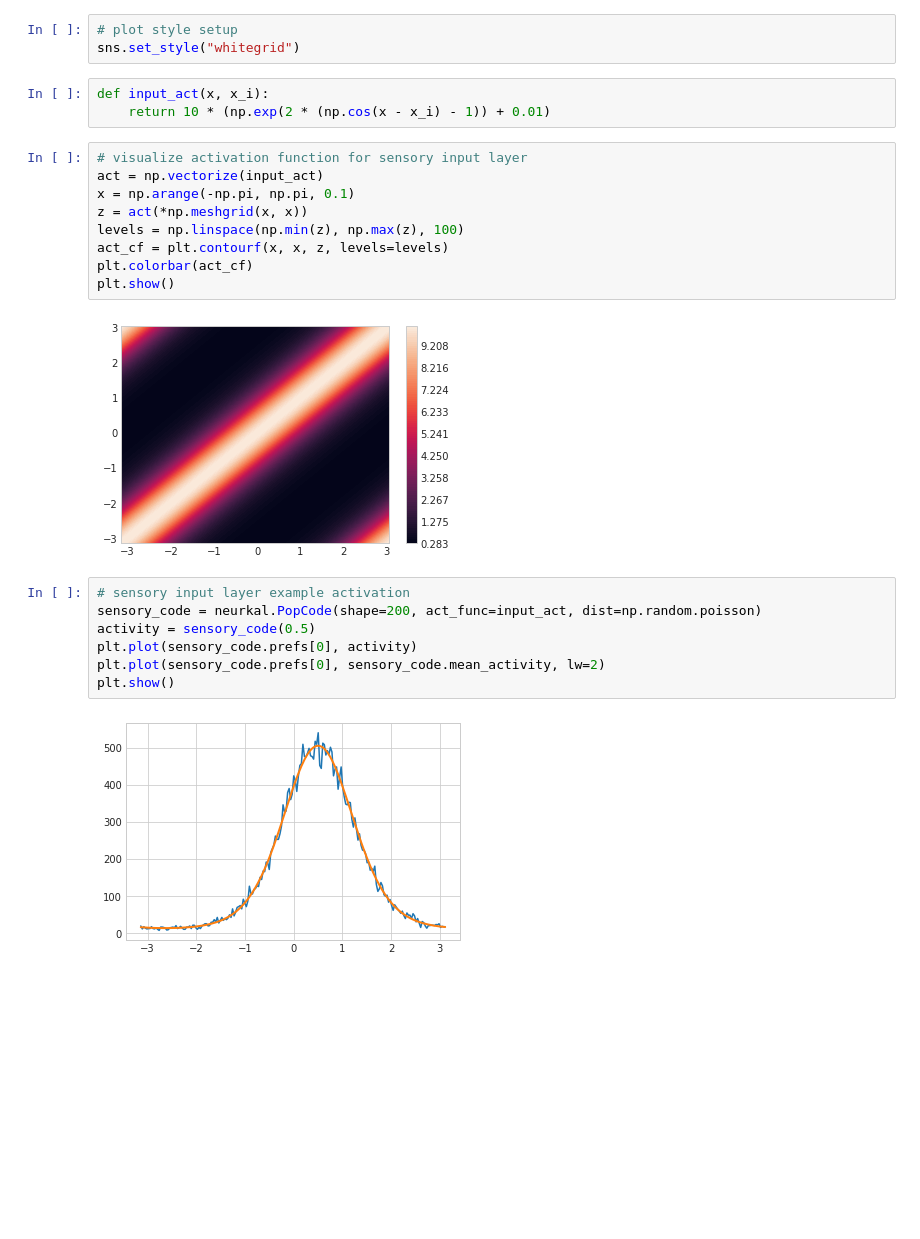
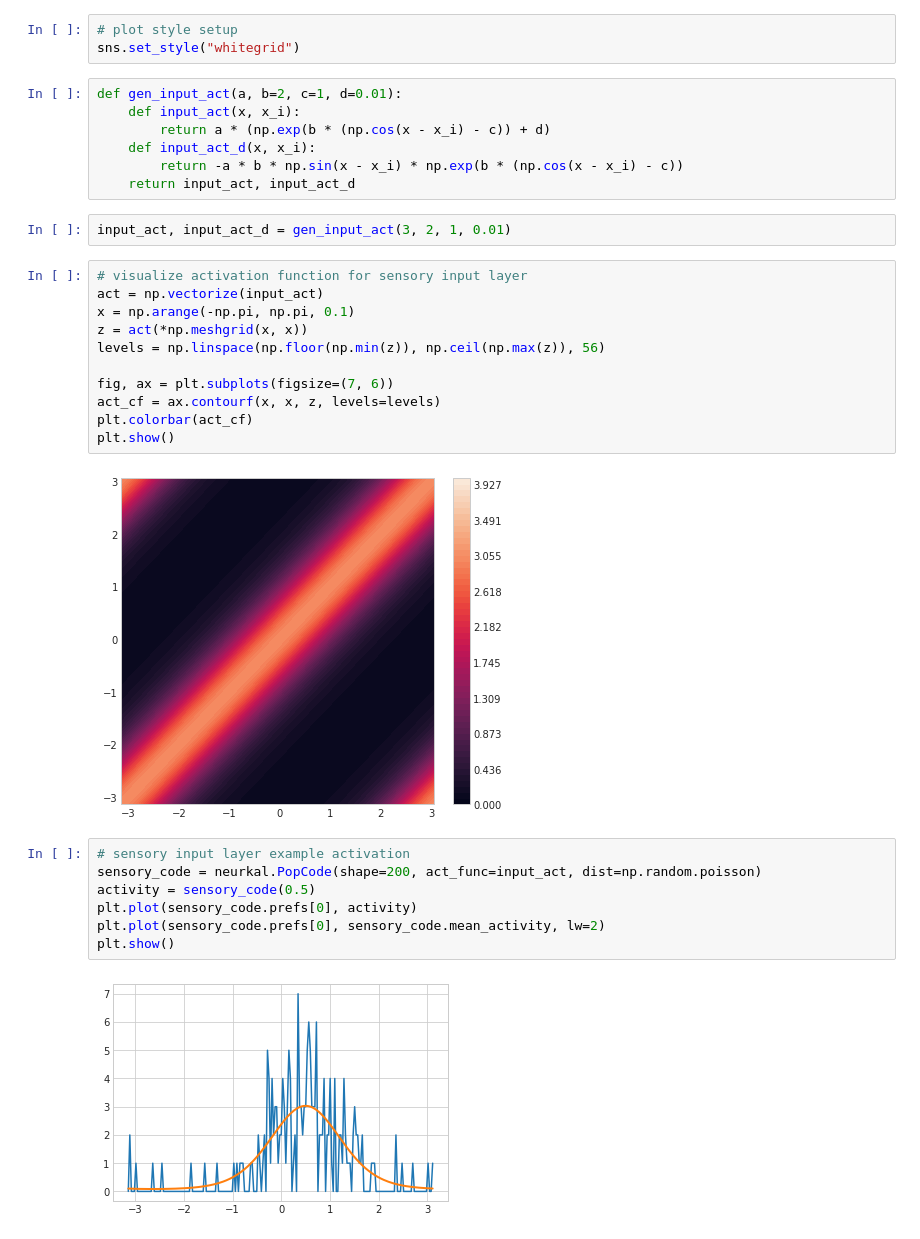
Before and after one commit to mlprt/neurkal, a Jupyter notebook: exploration.ipynb, the cells around one changed output. Cells and saved outputs as stored; diff of their text form; blank space fills up the shorter version.

```diff
--- a/exploration.ipynb
+++ b/exploration.ipynb
@@ -12,20 +12,28 @@ import seaborn as sns
 # %%
 # plot style setup
 sns.set_style("whitegrid")
-# %%
-def input_act(x, x_i):
-    return 10 * (np.exp(2 * (np.cos(x - x_i) - 1)) + 0.01)
+# %%
+def gen_input_act(a, b=2, c=1, d=0.01):
+    def input_act(x, x_i):
+        return a * (np.exp(b * (np.cos(x - x_i) - c)) + d)
+    def input_act_d(x, x_i):
+        return -a * b * np.sin(x - x_i) * np.exp(b * (np.cos(x - x_i) - c))
+    return input_act, input_act_d
+# %%
+input_act, input_act_d = gen_input_act(3, 2, 1, 0.01)
 # %%
 # visualize activation function for sensory input layer
 act = np.vectorize(input_act)
 x = np.arange(-np.pi, np.pi, 0.1)
 z = act(*np.meshgrid(x, x))
-levels = np.linspace(np.min(z), np.max(z), 100)
-act_cf = plt.contourf(x, x, z, levels=levels)
+levels = np.linspace(np.floor(np.min(z)), np.ceil(np.max(z)), 56)
+
+fig, ax = plt.subplots(figsize=(7, 6))
+act_cf = ax.contourf(x, x, z, levels=levels)
 plt.colorbar(act_cf)
 plt.show()
 # %% [output]
-[figure, old version]
+[figure, new version]
 # %%
 # sensory input layer example activation
 sensory_code = neurkal.PopCode(shape=200, act_func=input_act, dist=np.random.poisson)
@@ -34,7 +42,7 @@ plt.plot(sensory_code.prefs[0], activity)
 plt.plot(sensory_code.prefs[0], sensory_code.mean_activity, lw=2)
 plt.show()
 # %% [output]
-[figure, old version]
+[figure, new version]
 # %%
 # example evolution of noisy activity in recurrent network
 def gaussian_filter(k_w, p, delta):
```
Also changed, not shown: parts of 3 cells of this notebook.
